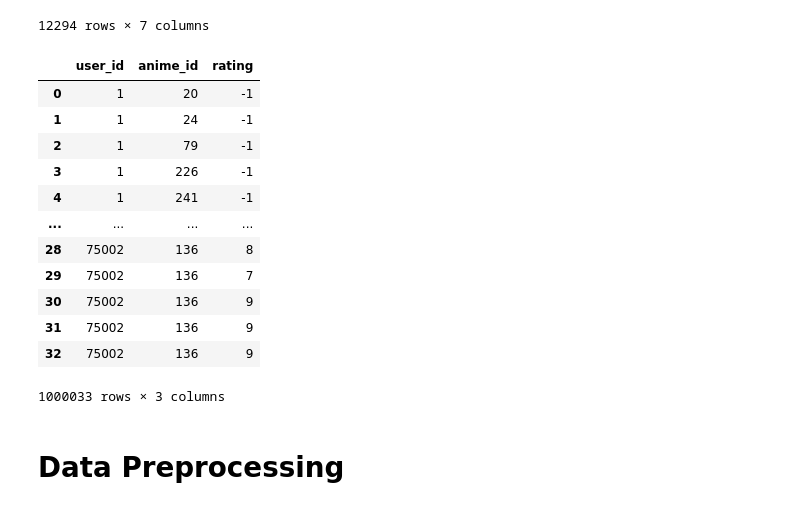
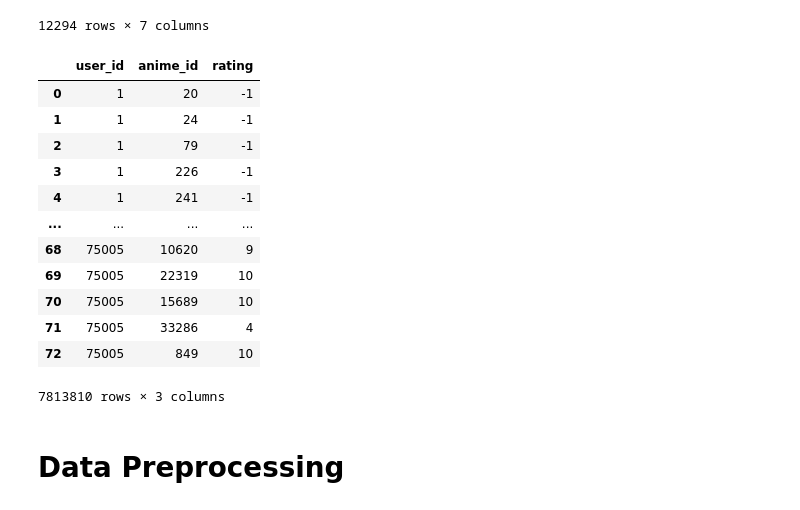
Before and after one commit to englip2002/AnimeRecommenderSystem, a Jupyter notebook: HybridRecommender.ipynb, the cells around one changed output. Cells and saved outputs as stored; diff of their text form; code cells hidden in the pictures.

```diff
--- a/HybridRecommender.ipynb
+++ b/HybridRecommender.ipynb
@@ -46,25 +46,25 @@ anime_data
 12294 rows × 7 columns
 # %%
 rating_data = pd.read_csv('rating.csv')
-rating_data = rating_data[:1000000]
+#rating_data = rating_data[:1000000]
 new_rating_data = pd.read_csv('newRating.csv')
 rating_data = pd.DataFrame(rating_data)
 rating_data = pd.concat([rating_data, new_rating_data])
 rating_data
 # %% [output]
 |  | user_id | anime_id | rating |
 | 0 | 1 | 20 | -1 |
 | 1 | 1 | 24 | -1 |
 | 2 | 1 | 79 | -1 |
 | 3 | 1 | 226 | -1 |
 | 4 | 1 | 241 | -1 |
 | ... | ... | ... | ... |
-| 28 | 75002 | 136 | 8 |
-| 29 | 75002 | 136 | 7 |
-| 30 | 75002 | 136 | 9 |
-| 31 | 75002 | 136 | 9 |
-| 32 | 75002 | 136 | 9 |
+| 68 | 75005 | 10620 | 9 |
+| 69 | 75005 | 22319 | 10 |
+| 70 | 75005 | 15689 | 10 |
+| 71 | 75005 | 33286 | 4 |
+| 72 | 75005 | 849 | 10 |
-1000033 rows × 3 columns
+7813810 rows × 3 columns
 # %% [markdown]
 # Data Preprocessing
 # %% [markdown]
```
Also changed, not shown: parts of 7 cells of this notebook, 3 other files.
